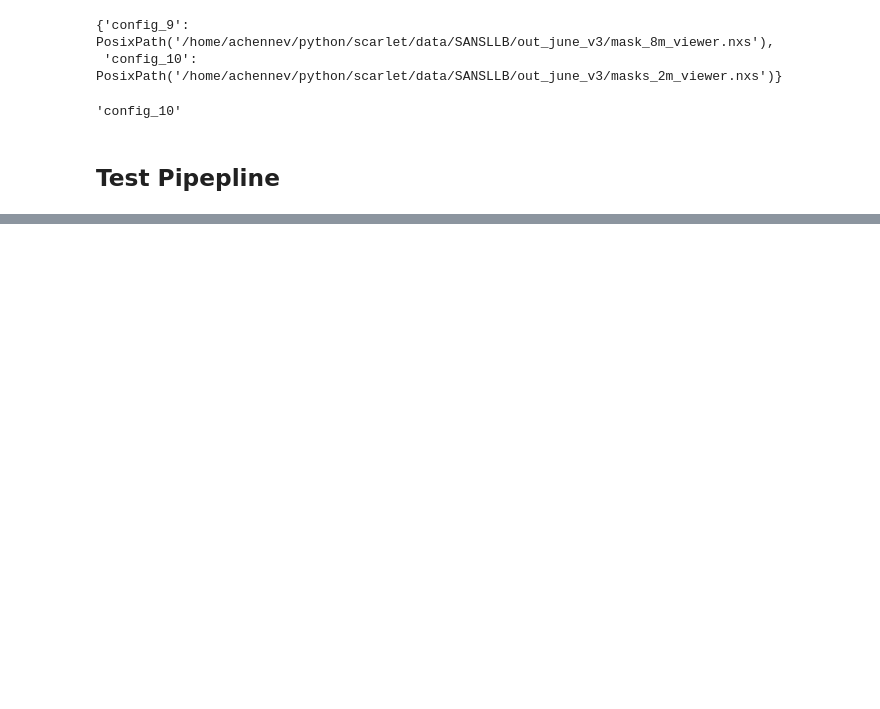
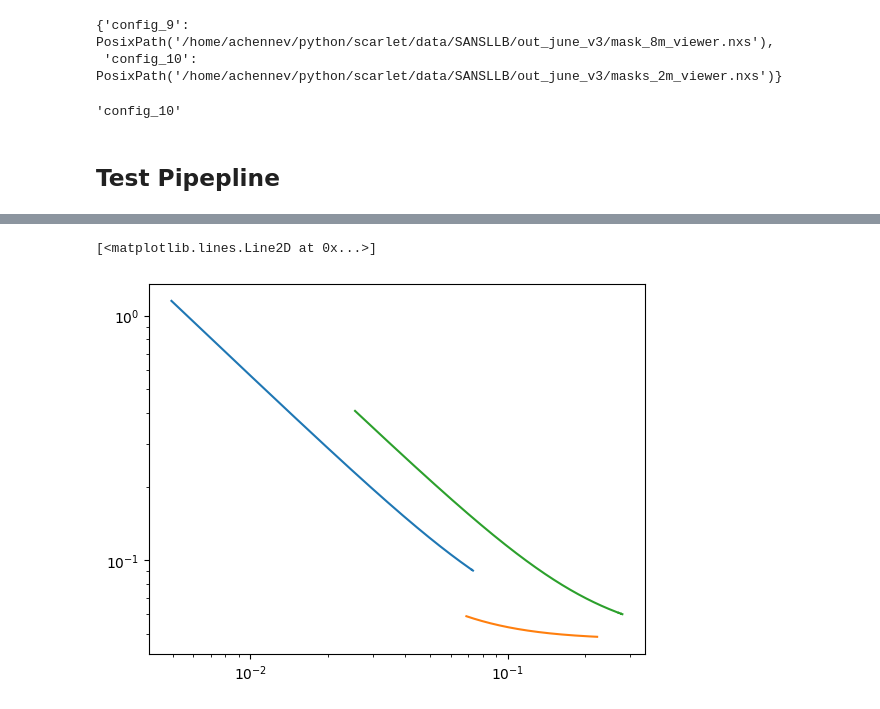
Before and after one commit to hibouchen/scarlet, a Jupyter notebook: notebooks/tutorial copy.ipynb, the cells around one changed output, grey strips where cells are left out. Cells and saved outputs as stored; diff of their text form; code cells hidden in the pictures; blank space fills up the shorter version.

```diff
--- a/notebooks/tutorial copy.ipynb
+++ b/notebooks/tutorial copy.ipynb
@@ -159,3 +162,31 @@ w.set_flatfield_source(config_id="config_9", source_config_id="config_10")
 'config_10'
 # %% [markdown]
 ## Test Pipepline
+# %%
+from scarlet.workflow.pipeline import ReductionPipeline, ReductionState
+import plopp as pp
+
+state = ReductionState(sample_name="ludox_SM30",config_id="config_9", workflow=w)
+state2 = ReductionState(sample_name="ludox_SM30",config_id="config_10", workflow=w)
+pipe = ReductionPipeline().default()
+pipe.run(state)
+pipe.run(state2)
+
+dic =  {}
+for config_id in ["config_9", "config_10"]:
+    for i in range(3):
+        dic[f"{config_id}_detector_{i}"] = state.detectors[i] if config_id == "config_9" else state2.detectors[i]
+
+pp.plot(dic,
+    logx=True,
+    logy=True,
+)
+
+# pp.plot(
+#     {
+#         "config_9": state.detectors[0] * 20,
+#         "config_10": state2.detectors[0],
+#     },
+#     logx=True,
+#     logy=True,
+# )
@@ -161,0 +207,10 @@ w.set_flatfield_source(config_id="config_9", source_config_id="config_10")
+# %%
+import matplotlib.pyplot as plt
+plt.loglog(state.detectors[0].coords['q'], state.detectors[0].coords['q_error']/state.detectors[0].coords['q'], label="config_9")
+plt.loglog(state.detectors[1].coords['q'], state.detectors[1].coords['q_error']/state.detectors[1].coords['q'], label="config_9_LA")
+
+
+plt.loglog(state2.detectors[0].coords['q'], state2.detectors[0].coords['q_error']/state2.detectors[0].coords['q'], label="config_10")
+# %% [output]
+[<matplotlib.lines.Line2D at 0x...>]
+[figure, added]
```
Also changed, not shown: parts of 13 cells of this notebook, 11 other files.
